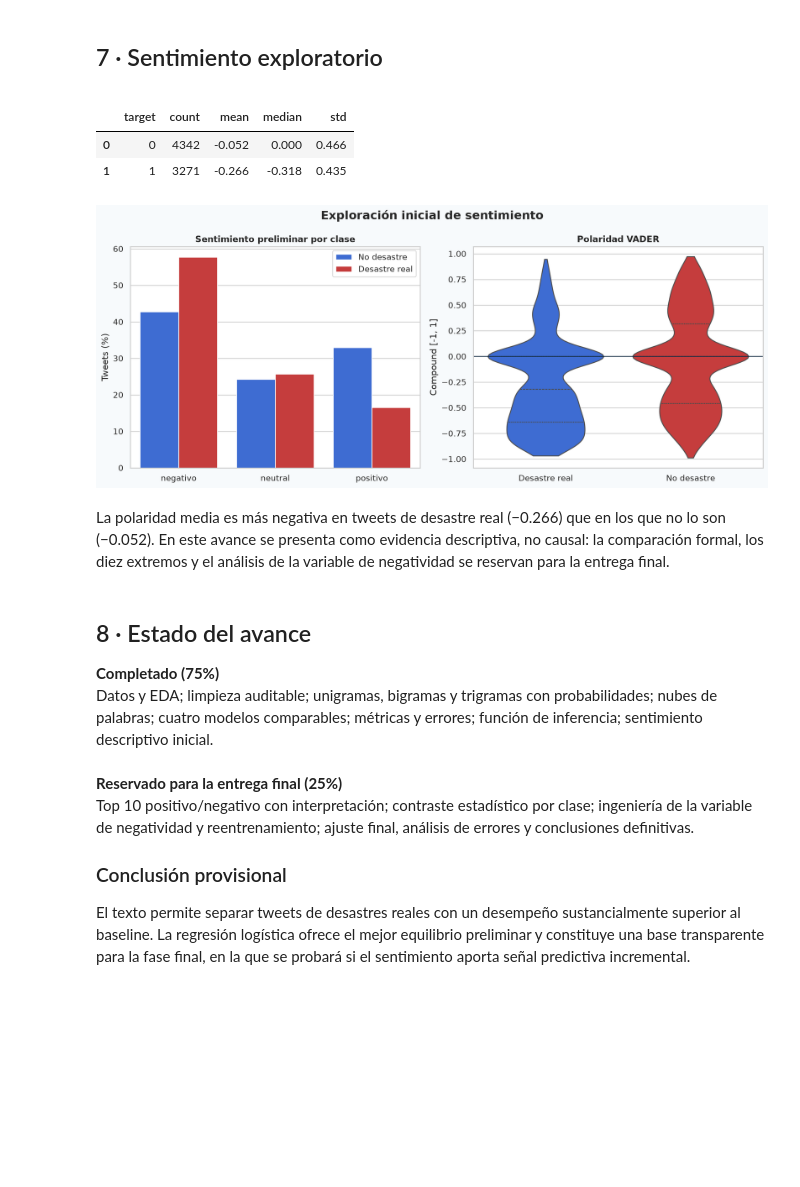
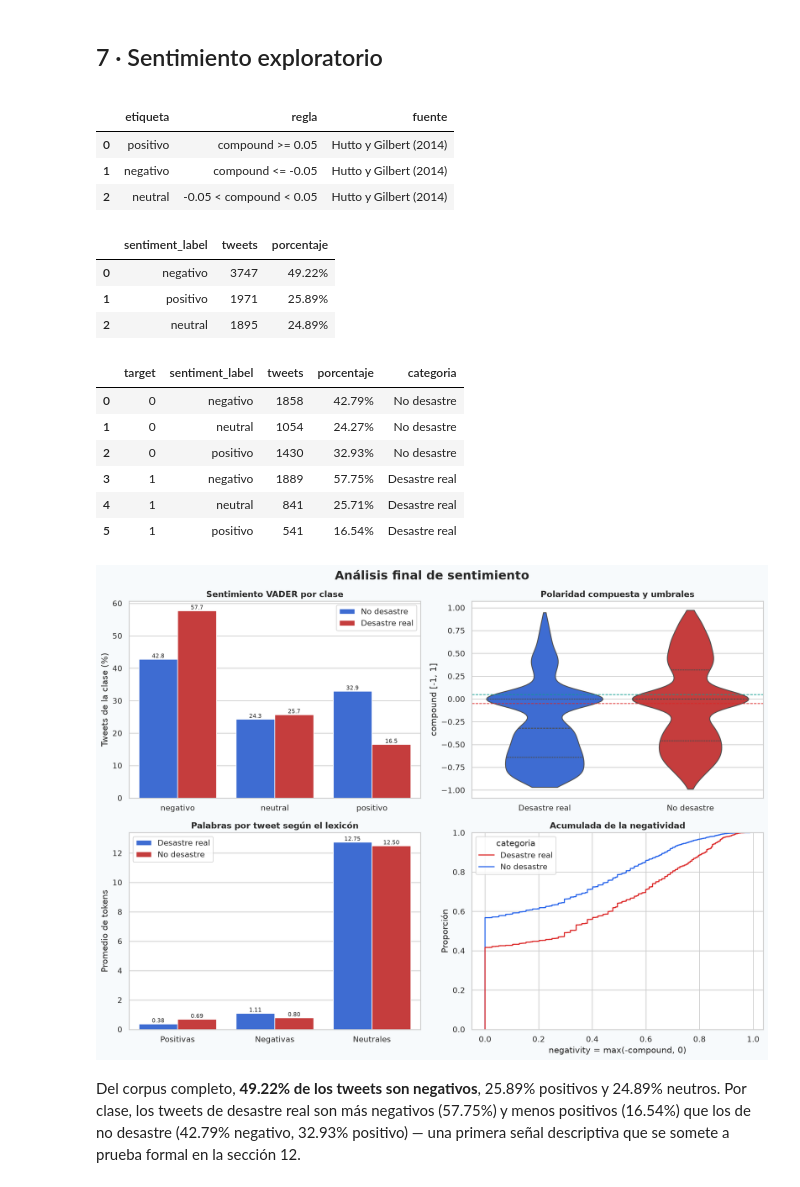
Before and after one commit to DanielBarillasM/Laboratorio-5.-Mineria-de-Textos-y-Analisis-de-Sentimientos_Grupo-1_DS_Sec-10, a Jupyter notebook: notebooks/Lab5_Avance_75.ipynb, the cells around one changed output. Saved outputs shown, nothing was run; the diff lists cells and outputs as text; code cells hidden in the pictures; blank space fills up the shorter version.

Commit message:
analisis sentimental

```diff
--- a/notebooks/Lab5_Avance_75.ipynb
+++ b/notebooks/Lab5_Avance_75.ipynb
@@ -247,22 +246,33 @@ La función recibe **texto crudo**, aplica internamente el preprocesamiento y de
 # %% [markdown]
 <div class="section"><h2>7 · Sentimiento exploratorio</h2></div>
 # %%
-sentiment_summary = pd.read_csv(TABLES / "sentimiento_resumen_por_clase.csv")
-display(sentiment_summary.style.format({"mean": "{:.3f}", "median": "{:.3f}", "std": "{:.3f}"}))
-display(Image(filename=str(FIGURES / "sentimiento_exploratorio.png"), width=1050))
+thresholds = pd.read_csv(TABLES / "sentimiento_umbrales.csv")
+dist_global = pd.read_csv(TABLES / "sentimiento_distribucion_global.csv")
+dist_clase = pd.read_csv(TABLES / "sentimiento_distribucion.csv")
+display(thresholds)
+display(dist_global.style.format({"porcentaje": "{:.2f}%"}))
+display(dist_clase.style.format({"porcentaje": "{:.2f}%"}))
+display(Image(filename=str(FIGURES / "sentimiento_final.png"), width=1050))
 # %% [output]
-|  | target | count | mean | median | std |
-| 0 | 0 | 4342 | -0.052 | 0.000 | 0.466 |
-| 1 | 1 | 3271 | -0.266 | -0.318 | 0.435 |
+|  | etiqueta | regla | fuente |
+| 0 | positivo | compound >= 0.05 | Hutto y Gilbert (2014) |
+| 1 | negativo | compound <= -0.05 | Hutto y Gilbert (2014) |
+| 2 | neutral | -0.05 < compound < 0.05 | Hutto y Gilbert (2014) |
+|  | sentiment_label | tweets | porcentaje |
+| 0 | negativo | 3747 | 49.22% |
+| 1 | positivo | 1971 | 25.89% |
+| 2 | neutral | 1895 | 24.89% |
+|  | target | sentiment_label | tweets | porcentaje | categoria |
+| 0 | 0 | negativo | 1858 | 42.79% | No desastre |
+| 1 | 0 | neutral | 1054 | 24.27% | No desastre |
+| 2 | 0 | positivo | 1430 | 32.93% | No desastre |
+| 3 | 1 | negativo | 1889 | 57.75% | Desastre real |
+| 4 | 1 | neutral | 841 | 25.71% | Desastre real |
+| 5 | 1 | positivo | 541 | 16.54% | Desastre real |
-[figure, old version]
+[figure, new version]
 # %% [markdown]
-La polaridad media es más negativa en tweets de desastre real (−0.266) que en los que no lo son (−0.052). En este avance se presenta como evidencia descriptiva, no causal: la comparación formal, los diez extremos y el análisis de la variable de negatividad se reservan para la entrega final.
+Del corpus completo, **49.22% de los tweets son negativos**, 25.89% positivos
+y 24.89% neutros. Por clase, los tweets de desastre real son más negativos
+(57.75%) y menos positivos (16.54%) que los de no desastre (42.79% negativo,
+32.93% positivo) — una primera señal descriptiva que se somete a prueba formal
+en la sección 12.
-# %% [markdown]
-<div class="section"><h2>8 · Estado del avance</h2></div>
-<div class="note"><b>Completado (75%)</b><br>Datos y EDA; limpieza auditable; unigramas, bigramas y trigramas con probabilidades; nubes de palabras; cuatro modelos comparables; métricas y errores; función de inferencia; sentimiento descriptivo inicial.</div>
-<br>
-<div class="pending"><b>Reservado para la entrega final (25%)</b><br>Top 10 positivo/negativo con interpretación; contraste estadístico por clase; ingeniería de la variable de negatividad y reentrenamiento; ajuste final, análisis de errores y conclusiones definitivas.</div>
-
-### Conclusión provisional
-
-El texto permite separar tweets de desastres reales con un desempeño sustancialmente superior al baseline. La regresión logística ofrece el mejor equilibrio preliminar y constituye una base transparente para la fase final, en la que se probará si el sentimiento aporta señal predictiva incremental.
```
Also changed, not shown: parts of 5 cells of this notebook, 23 other files.
